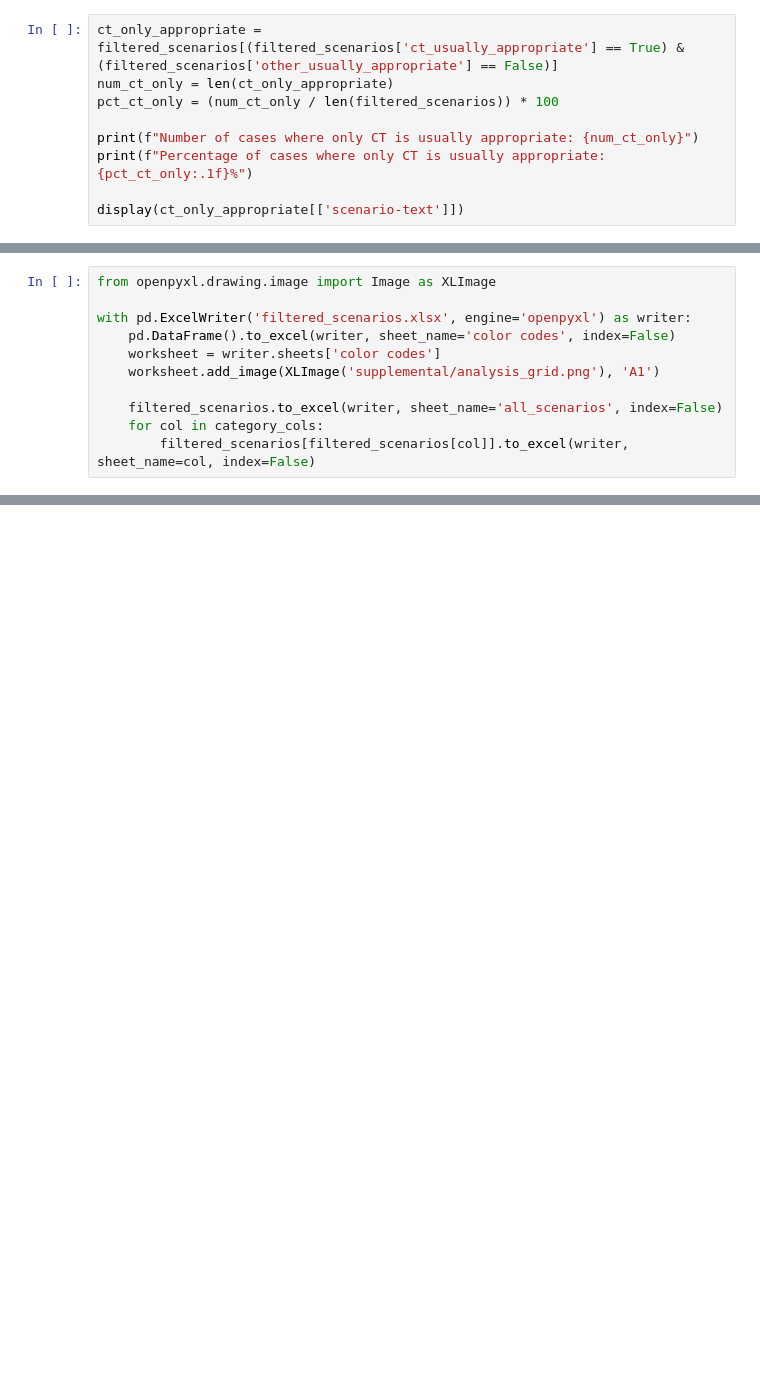
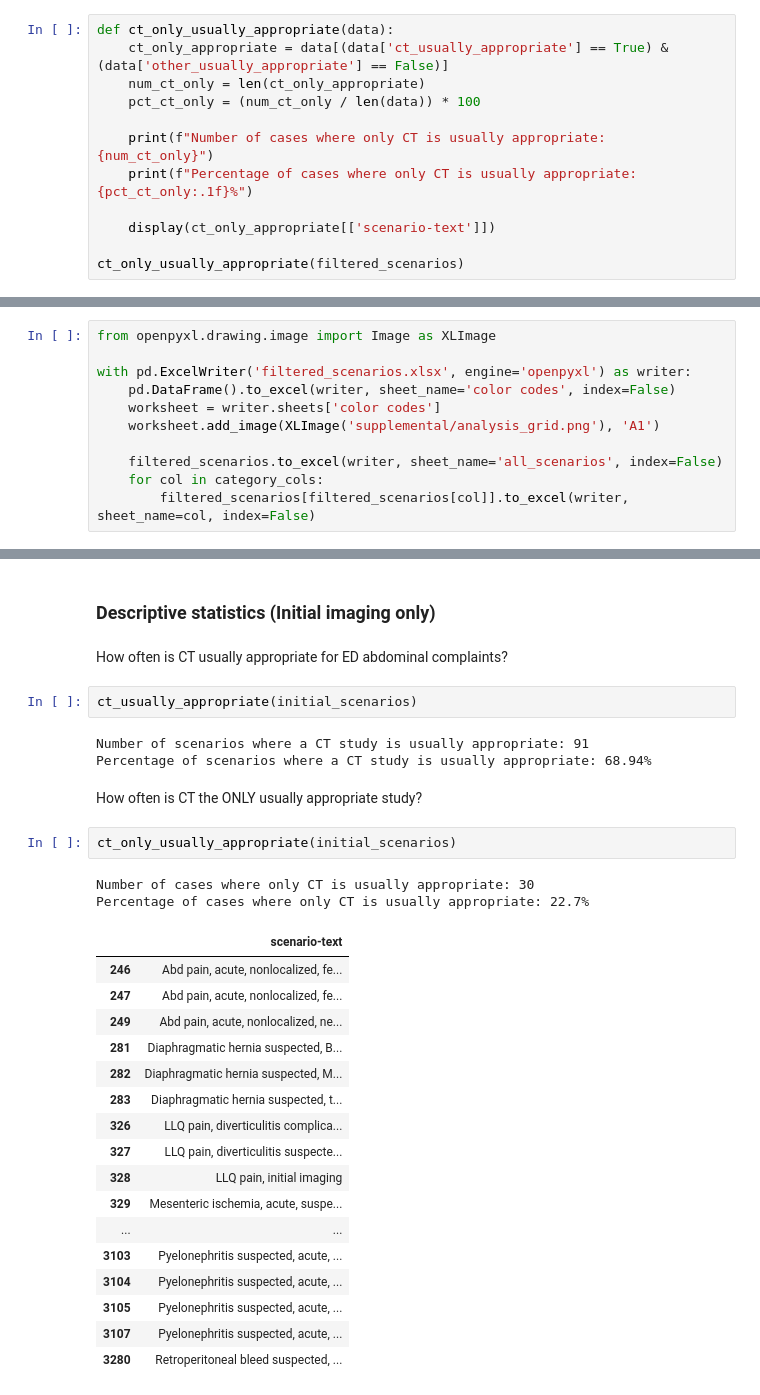
Before and after one commit to bsalexander/acr_analysis, a Jupyter notebook: analyze.ipynb, the cells around one changed output, grey strips where cells are left out. Drawn from its saved outputs; the diff is of its cells as text; blank space fills up the shorter version.

```diff
--- a/analyze.ipynb
+++ b/analyze.ipynb
@@ -331,14 +334,17 @@ Percentage of scenarios where a CT study is usually appropriate: 72.65%
 # %% [markdown]
 How often is CT the ONLY usually appropriate study?
 # %%
-ct_only_appropriate = filtered_scenarios[(filtered_scenarios['ct_usually_appropriate'] == True) & (filtered_scenarios['other_usually_appropriate'] == False)]
-num_ct_only = len(ct_only_appropriate)
-pct_ct_only = (num_ct_only / len(filtered_scenarios)) * 100
+def ct_only_usually_appropriate(data):
+    ct_only_appropriate = data[(data['ct_usually_appropriate'] == True) & (data['other_usually_appropriate'] == False)]
+    num_ct_only = len(ct_only_appropriate)
+    pct_ct_only = (num_ct_only / len(data)) * 100
 
-print(f"Number of cases where only CT is usually appropriate: {num_ct_only}")
-print(f"Percentage of cases where only CT is usually appropriate: {pct_ct_only:.1f}%")
+    print(f"Number of cases where only CT is usually appropriate: {num_ct_only}")
+    print(f"Percentage of cases where only CT is usually appropriate: {pct_ct_only:.1f}%")
 
-display(ct_only_appropriate[['scenario-text']])
+    display(ct_only_appropriate[['scenario-text']])
+
+ct_only_usually_appropriate(filtered_scenarios)
 # %% [output]
 Number of cases where only CT is usually appropriate: 48
 Percentage of cases where only CT is usually appropriate: 21.5%
@@ -634,0 +672,33 @@ with pd.ExcelWriter('filtered_scenarios.xlsx', engine='openpyxl') as writer:
+# %% [markdown]
+### Descriptive statistics (Initial imaging only)
+# %% [markdown]
+How often is CT usually appropriate for ED abdominal complaints?
+# %%
+ct_usually_appropriate(initial_scenarios)
+# %% [output]
+Number of scenarios where a CT study is usually appropriate: 91
+Percentage of scenarios where a CT study is usually appropriate: 68.94%
+# %% [markdown]
+How often is CT the ONLY usually appropriate study?
+# %%
+ct_only_usually_appropriate(initial_scenarios)
+# %% [output]
+Number of cases where only CT is usually appropriate: 30
+Percentage of cases where only CT is usually appropriate: 22.7%
+|  | scenario-text |
+| 246 | Abd pain, acute, nonlocalized, fe... |
+| 247 | Abd pain, acute, nonlocalized, fe... |
+| 249 | Abd pain, acute, nonlocalized, ne... |
+| 281 | Diaphragmatic hernia suspected, B... |
+| 282 | Diaphragmatic hernia suspected, M... |
+| 283 | Diaphragmatic hernia suspected, t... |
+| 326 | LLQ pain, diverticulitis complica... |
+| 327 | LLQ pain, diverticulitis suspecte... |
+| 328 | LLQ pain, initial imaging |
+| 329 | Mesenteric ischemia, acute, suspe... |
+| ... | ... |
+| 3103 | Pyelonephritis suspected, acute, ... |
+| 3104 | Pyelonephritis suspected, acute, ... |
+| 3105 | Pyelonephritis suspected, acute, ... |
+| 3107 | Pyelonephritis suspected, acute, ... |
+| 3280 | Retroperitoneal bleed suspected, ... |
```
Also changed, not shown: parts of 20 cells of this notebook, 1 other file.
